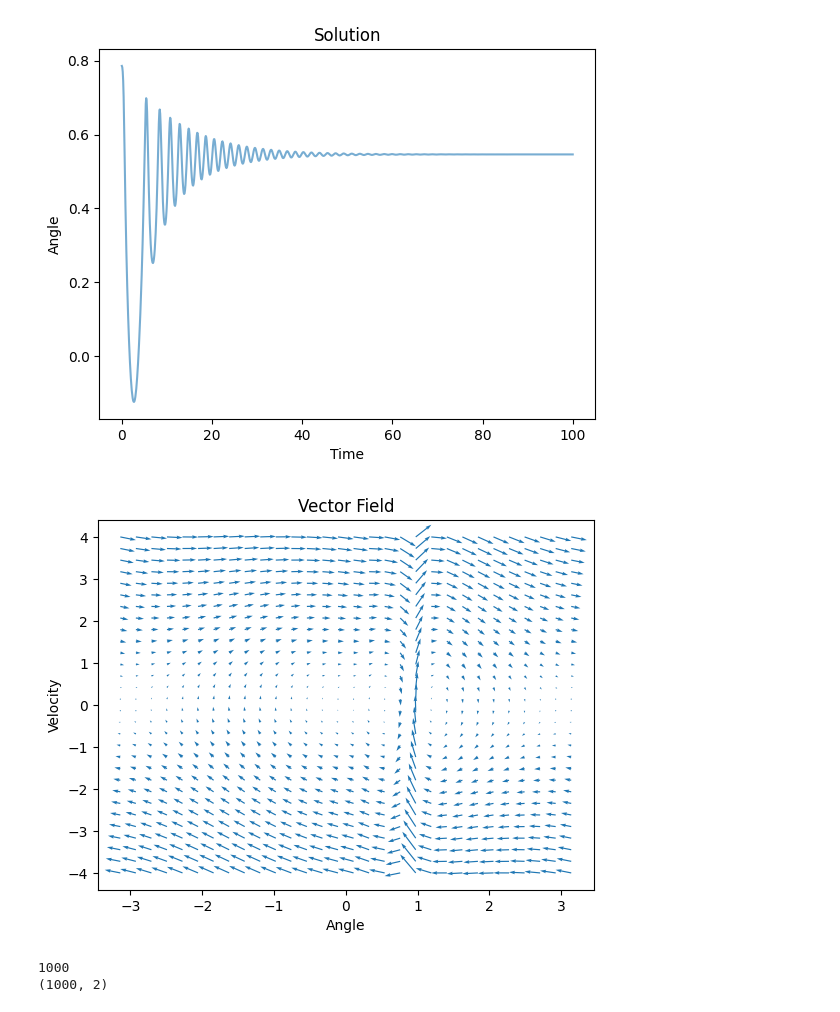
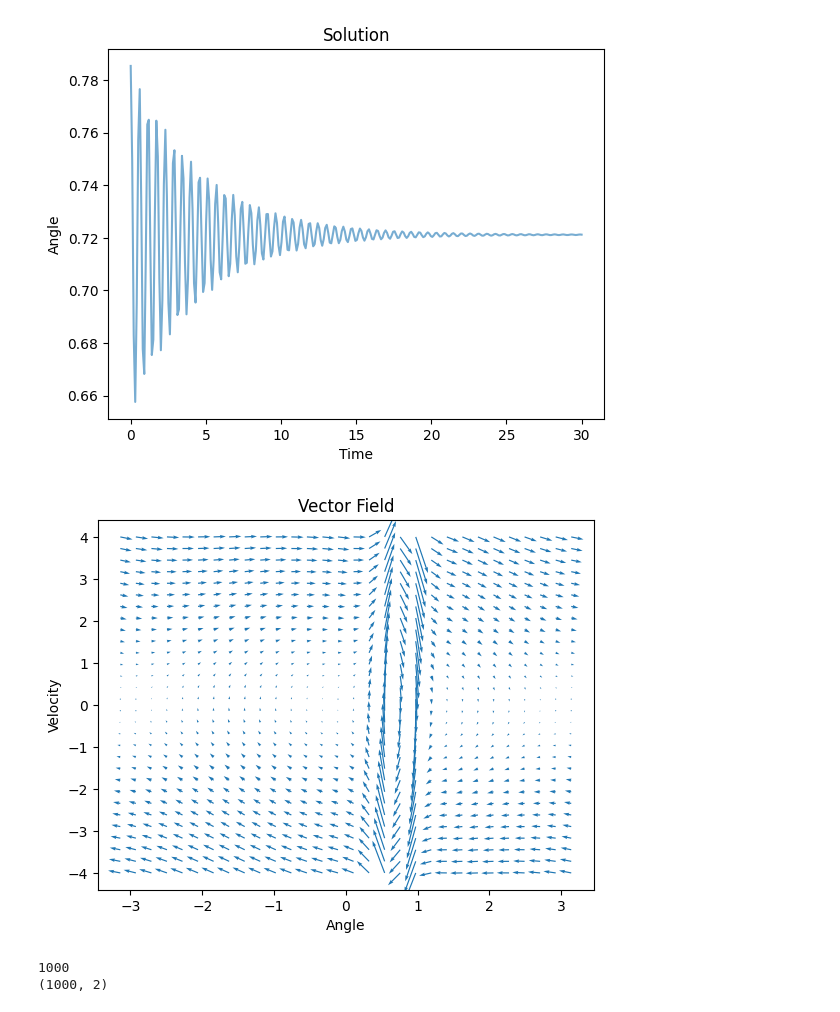
Before and after one commit to Dobel26/MagneticPendulum, a Jupyter notebook: simulation.ipynb, the cells around one changed output. Drawn from its saved outputs; the diff is of its cells as text; code cells hidden in the pictures.

Commit message:
Add numerical differentiation
Numerical differentiation of the potential of the magnet momentum

```diff
--- a/simulation.ipynb
+++ b/simulation.ipynb
@@ -14,6 +14,22 @@ class magnet:
     def __init__(self, pos, mom):
         self.pos = np.array(pos)
         self.mom = np.array(mom)
+
+    def momentum_on_pendulum(self, mu0, l, theta):
+        pen_direction = np.array([np.sin(theta), np.cos(theta)])
+        pen_mom = self.mom * pen_direction
+        pos = l * pen_direction
+
+        r = pos - self.pos
+        r_norm = np.linalg.norm(r)
+
+        return -mu0 / (4 * np.pi * r_norm**5) * (np.dot(pen_mom, self.mom) - 3 * np.dot(pen_mom, r) * np.dot(self.mom, r))
+
+    def diff(self, mu0, l, theta, dtheta=0.001):
+        val0 = self.momentum_on_pendulum(mu0, l, theta - dtheta)
+        val1 = self.momentum_on_pendulum(mu0, l, theta + dtheta)
+
+        return (val0 - val1) / (2 * dtheta)
 
 class system:
     def __init__(self, ic, damp=0.2, moment=1, dt=0.1, t_max=100):
@@ -56,7 +72,8 @@ class system:
             # green = r[0] * np.cos(x[0]) - r[1] * np.sin(x[0])
             # lagrange += blue + green
             # lagrange += -mu0 / (4 * np.pi * m * l * r_norm**5) * (15 * np.dot(pen_mom, r_hat) * np.dot(magnet.mom, r_hat) - 3 * np.dot(pen_mom, magnet.mom)) * (r[0] * np.cos(x[0]) - r[1] * np.sin(x[0]))
-            lagrange += -mu0 / (4 * np.pi * m * l * r_norm**5) * (3 * np.dot(pen_mom, magnet.mom) - 9 * np.dot(pen_mom, r_hat) * np.dot(magnet.mom, r_hat)) * (magnet.pos[1] * pen_direction[0] - magnet.pos[0] * pen_direction[1])
+            # lagrange += -mu0 / (4 * np.pi * m * l * r_norm**5) * (3 * np.dot(pen_mom, magnet.mom) - 9 * np.dot(pen_mom, r_hat) * np.dot(magnet.mom, r_hat)) * (magnet.pos[1] * pen_direction[0] - magnet.pos[0] * pen_direction[1])
+            lagrange += magnet.diff(mu0, l, x[0])
 
         return np.array([x[1], lagrange])
 
@@ -201,20 +218,20 @@ plt.show()
 # %%
-marcus = system(ic=[np.pi / 4, 0], dt=0.1, t_max=100)
+marcus = system(ic=[np.pi / 4, 0], dt=0.1, t_max=30)
 # marcus = system(ic=[0.5 * np.pi, 0], dt=0.1, t_max=50)
 # print(marcus.solve())
 marcus.add_magnet(magnet(pos=np.array([1, 1]), mom=np.array([0.0, 1.0])))
 # marcus.add_magnet(magnet(pos=np.array([-0.5, 1.2]), mom=np.array([0, 0.8])))
 # marcus.add_magnet(magnet(pos=np.array([0, 1.2]), mom=np.array([0, -0.1])))
 
 
 marcus.solve()
 marcus.plot_solution()
 # marcus.plot_phase()
 marcus.plot_vectorfield(num_angles=30, num_velolcities=30)
 plt.show()
 # %% [output]
-[figure, old version]
+[figure, new version]
-[figure, old version]
+[figure, new version]
 # %%
 # def rhs(x, t):
 #     return np.array([x[1], -np.sin(x[0])])
```
Also changed, not shown: parts of 3 cells of this notebook, 2 other files.
